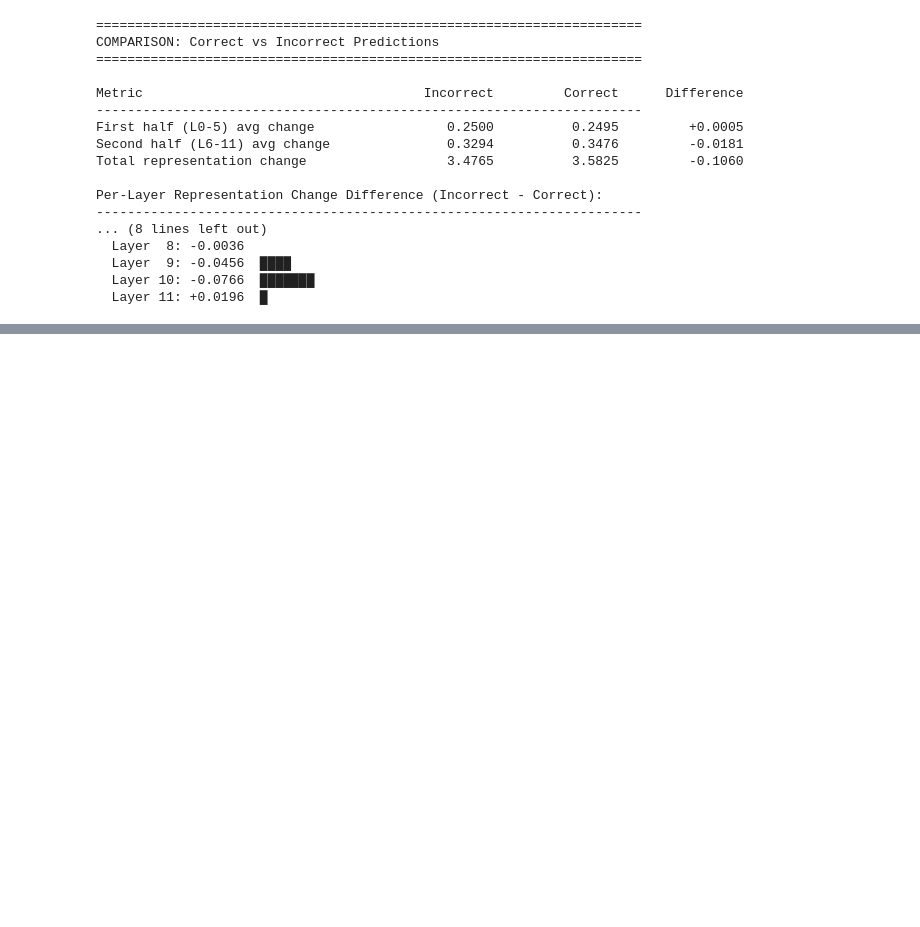
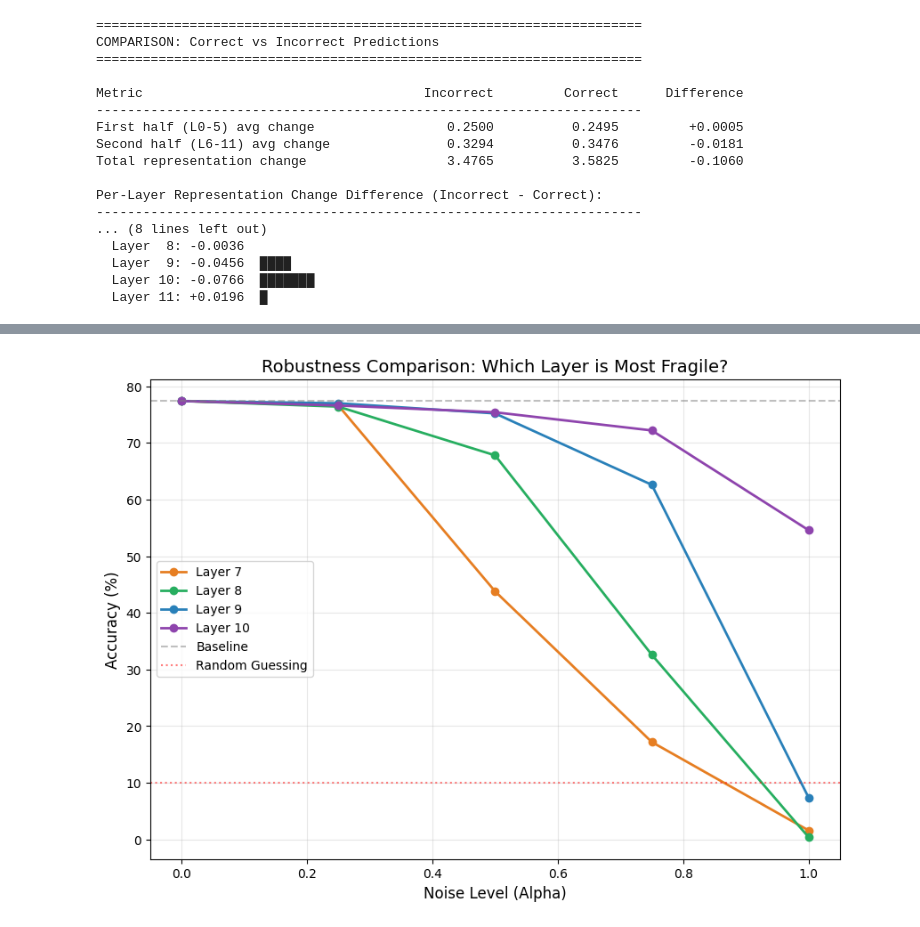
Before and after one commit to leobitz/Do-Vision-Models-Use-Their-Depth-Efficiently, a Jupyter notebook: exp1.ipynb, the cells around one changed output, grey strips where cells are left out. Drawn from its saved outputs; the diff is of its cells as text; code cells hidden in the pictures; blank space fills up the shorter version.

Commit message:
Update interpolation tests to be per layer

```diff
--- a/exp1.ipynb
+++ b/exp1.ipynb
@@ -1402,0 +1399,78 @@ Testing Alpha = 1.0 (Noise Level)...
+# %%
+target_layers = [7, 8, 9, 10]
+alphas = [0.0, 0.25, 0.5, 0.75, 1.0]
+
+layer_results = {layer: [] for layer in target_layers}
+
+original_state_dict = {
+    k: v.clone()
+    for k, v in model.named_parameters()
+    if any(f"layer.{layer_idx}." in k for layer_idx in target_layers)
+}
+
+def evaluate_accuracy(model, n_samples=500):
+    correct = 0
+    total = 0
+    model.eval()
+    with torch.no_grad():
+        for i in range(min(n_samples, len(ds['train']))):
+            img = ds['train'][i]['image']
+            if img.mode != 'RGB': img = img.convert('RGB')
+            label = ds['train'][i]['label']
+            inputs = processor(images=img, return_tensors="pt")
+            outputs = model(**inputs)
+            if outputs.logits.argmax(-1).item() == label:
+                correct += 1
+            total += 1
+    return correct / total
+
+
+for layer_idx in target_layers:
+    print(f"\n" + "="*60)
+    print(f"TESTING TARGET LAYER: {layer_idx}")
+    print("=" * 60)
+
+    for alpha in alphas:
+        with torch.no_grad():
+            for name, param in model.named_parameters():
+                if name in original_state_dict:
+                    param.copy_(original_state_dict[name])
+
+        with torch.no_grad():
+            for name, param in model.named_parameters():
+                if f"layer.{layer_idx}." in name:
+                    trained_weight = param.data
+
+                    mean, std = trained_weight.mean(), trained_weight.std()
+                    rand_weight = torch.randn_like(trained_weight) * std + mean
+
+                    new_weight = alpha * rand_weight + (1 - alpha) * trained_weight
+                    param.copy_(new_weight)
+
+        acc = evaluate_accuracy(model)
+        layer_results[layer_idx].append(acc)
+        print(f"   Alpha {alpha:.2f} -> Accuracy: {acc*100:.2f}%")
+
+with torch.no_grad():
+    for name, param in model.named_parameters():
+        if name in original_state_dict:
+            param.copy_(original_state_dict[name])
+
+plt.figure(figsize=(10, 7))
+
+colors = ['#e67e22', '#27ae60', '#2980b9', '#8e44ad']
+for idx, layer in enumerate(target_layers):
+    accs = [r * 100 for r in layer_results[layer]]
+    plt.plot(alphas, accs, marker='o', linewidth=2, label=f'Layer {layer}', color=colors[idx])
+
+baseline_acc = layer_results[target_layers[0]][0] * 100
+plt.axhline(y=baseline_acc, color='gray', linestyle='--', alpha=0.5, label='Baseline')
+plt.axhline(y=10.0, color='r', linestyle=':', alpha=0.5, label='Random Guessing')
+
+plt.title('Robustness Comparison: Which Layer is Most Fragile?', fontsize=14)
+plt.xlabel('Noise Level (Alpha)', fontsize=12)
+plt.ylabel('Accuracy (%)', fontsize=12)
+plt.grid(True, alpha=0.3)
+plt.legend()
+plt.show()
+# %% [output]
@@ -1402,0 +1494 @@ Testing Alpha = 1.0 (Noise Level)...
+[figure, added]
```
Also changed, not shown: parts of 2 cells of this notebook.
